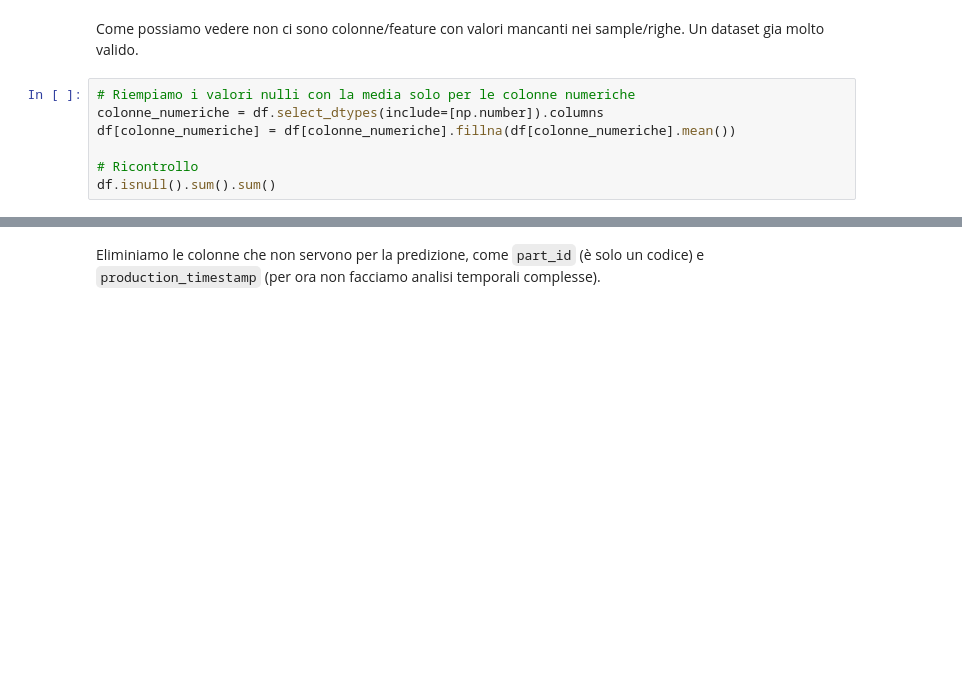
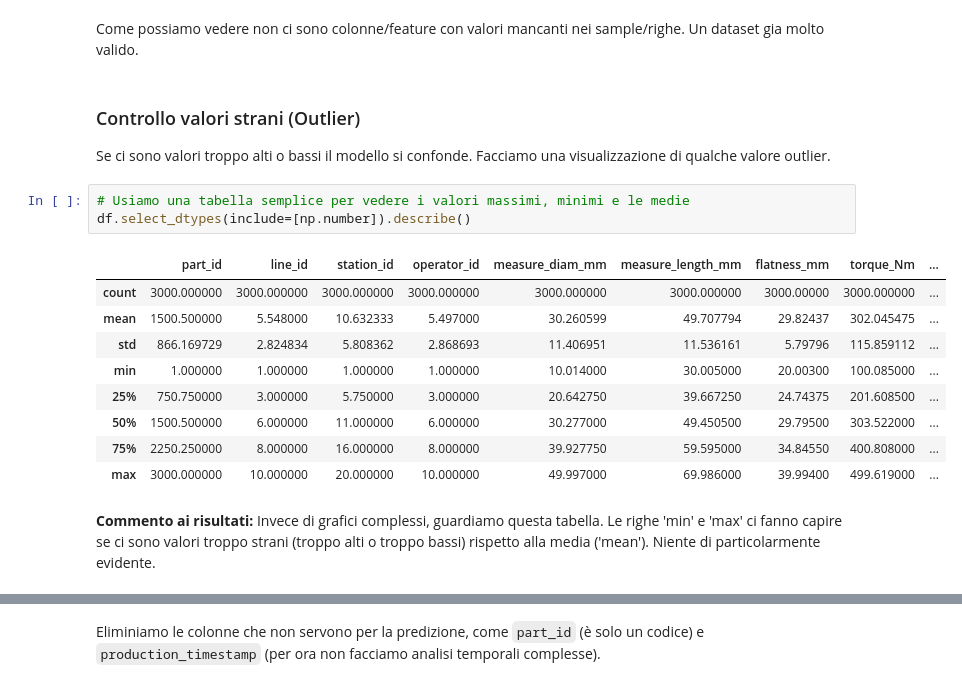
Before and after one commit to D3Br4nd/Formazione-AI, a Jupyter notebook: esercitazione-ml/soluzione.ipynb, the cells around one changed output, grey strips where cells are left out. Cells and saved outputs as stored; diff of their text form; blank space fills up the shorter version.

```diff
--- a/esercitazione-ml/soluzione.ipynb
+++ b/esercitazione-ml/soluzione.ipynb
@@ -74,9 +155,22 @@ df.isnull().sum()
 # %% [markdown]
 Come possiamo vedere non ci sono colonne/feature con valori mancanti nei sample/righe. Un dataset gia molto valido.
-# %%
-# Riempiamo i valori nulli con la media solo per le colonne numeriche
-colonne_numeriche = df.select_dtypes(include=[np.number]).columns
-df[colonne_numeriche] = df[colonne_numeriche].fillna(df[colonne_numeriche].mean())
-
-# Ricontrollo
-df.isnull().sum().sum()
+# %% [markdown]
+### Controllo valori strani (Outlier)
+Se ci sono valori troppo alti o bassi il modello si confonde. Facciamo una visualizzazione di qualche valore outlier.
+# %%
+# Usiamo una tabella semplice per vedere i valori massimi, minimi e le medie
+df.select_dtypes(include=[np.number]).describe()
+# %% [output]
+|  | part_id | line_id | station_id | operator_id | measure_diam_mm | measure_length_mm | flatness_mm | torque_Nm | ... |
+| count | 3000.000000 | 3000.000000 | 3000.000000 | 3000.000000 | 3000.000000 | 3000.000000 | 3000.00000 | 3000.000000 | ... |
+| mean | 1500.500000 | 5.548000 | 10.632333 | 5.497000 | 30.260599 | 49.707794 | 29.82437 | 302.045475 | ... |
+| std | 866.169729 | 2.824834 | 5.808362 | 2.868693 | 11.406951 | 11.536161 | 5.79796 | 115.859112 | ... |
+| min | 1.000000 | 1.000000 | 1.000000 | 1.000000 | 10.014000 | 30.005000 | 20.00300 | 100.085000 | ... |
+| 25% | 750.750000 | 3.000000 | 5.750000 | 3.000000 | 20.642750 | 39.667250 | 24.74375 | 201.608500 | ... |
+| 50% | 1500.500000 | 6.000000 | 11.000000 | 6.000000 | 30.277000 | 49.450500 | 29.79500 | 303.522000 | ... |
+| 75% | 2250.250000 | 8.000000 | 16.000000 | 8.000000 | 39.927750 | 59.595000 | 34.84550 | 400.808000 | ... |
+| max | 3000.000000 | 10.000000 | 20.000000 | 10.000000 | 49.997000 | 69.986000 | 39.99400 | 499.619000 | ... |
+# %% [markdown]
+**Commento ai risultati:**
+Invece di grafici complessi, guardiamo questa tabella.
+Le righe 'min' e 'max' ci fanno capire se ci sono valori troppo strani (troppo alti o troppo bassi) rispetto alla media ('mean'). Niente di particolarmente evidente.
```
Also changed, not shown: parts of 32 cells of this notebook.
